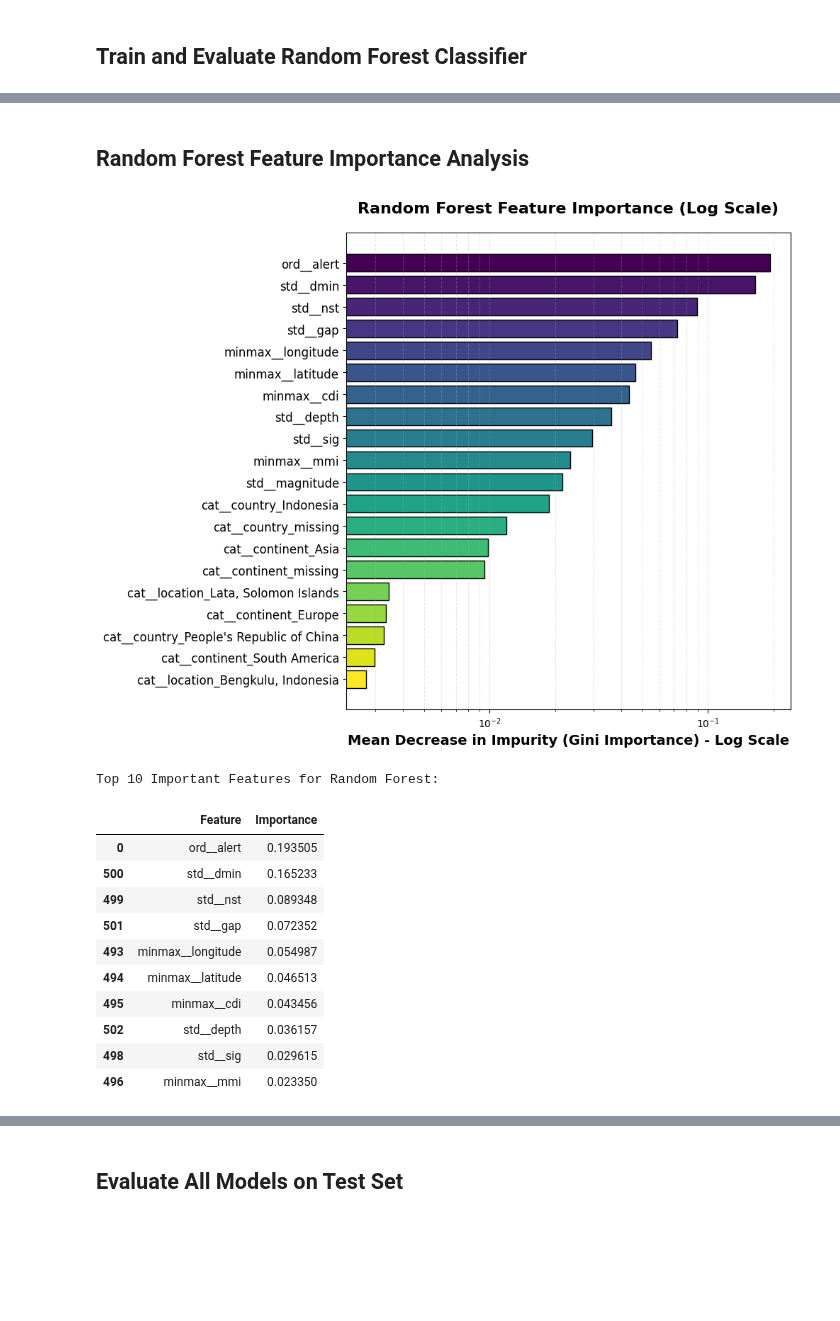
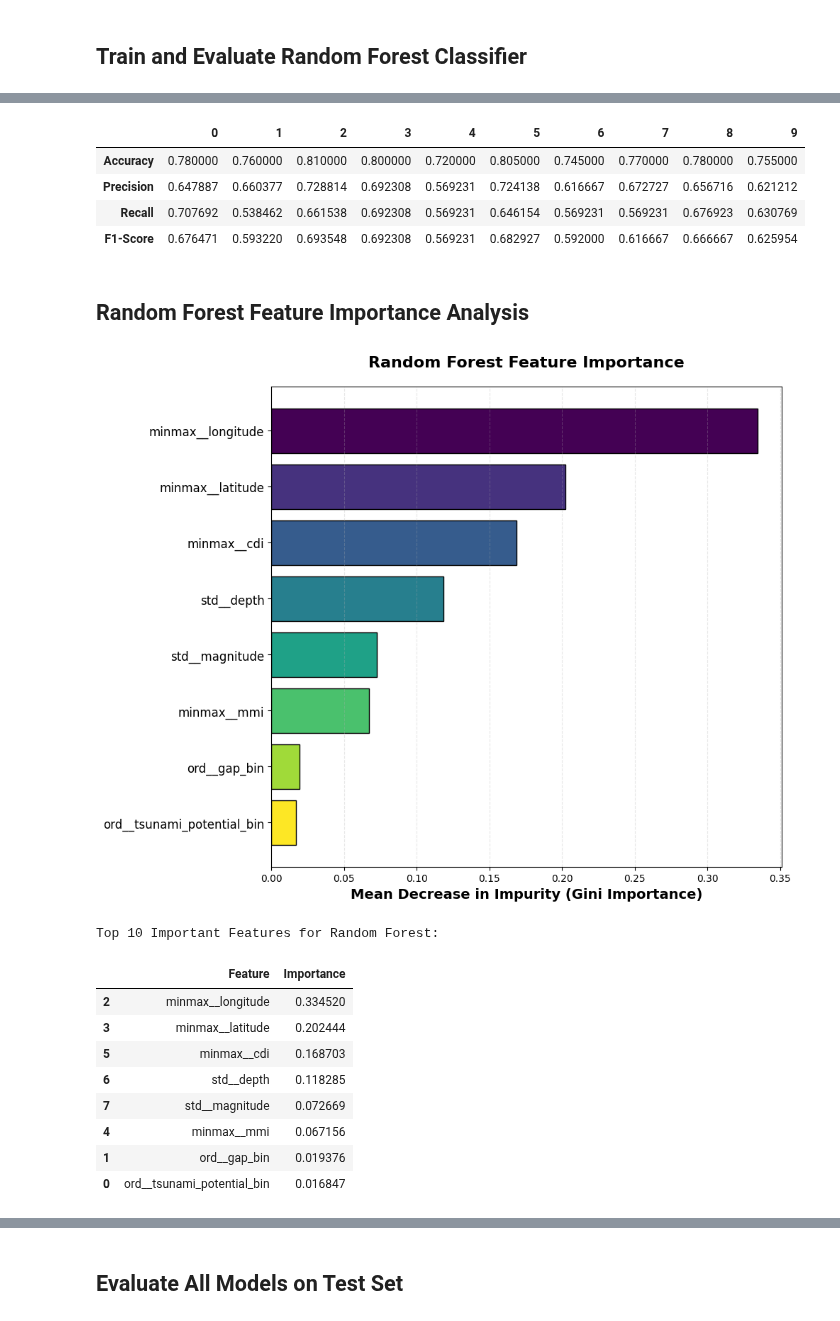
Before and after one commit to JustinXre2020/Earthquake-Tsunami, a Jupyter notebook: src/source_code.ipynb, the cells around one changed output, grey strips where cells are left out. Cells and saved outputs as stored; diff of their text form; code cells hidden in the pictures; blank space fills up the shorter version.

```diff
--- a/src/source_code.ipynb
+++ b/src/source_code.ipynb
@@ -12,8 +12,8 @@ import matplotlib.pyplot as plt
 import seaborn as sns
 # %%
 # Load both datasets
-df1 = pd.read_csv('earthquake_1995-2023.csv')
-df2 = pd.read_csv('earthquake_data.csv')
+df1 = pd.read_csv('../data/dataset/earthquake_1995-2023.csv')
+df2 = pd.read_csv('../data/dataset/earthquake_data.csv')
 
 print(f"Dataset 1 (1995-2023): {df1.shape}")
 print(f"Dataset 2 (recent data): {df2.shape}")
@@ -411,0 +369,5 @@ Common columns: ['sig', 'magType', 'depth', 'mmi', 'gap', 'net', 'tsunami', 'lon
+# %%
+y = df['tsunami']
+X = df.loc[:, ~df.columns.isin(['tsunami'])]
+print(X.head())
+print(y.head())
@@ -1332,0 +1390,8 @@ F1-Score   0.897059  0.859375  0.845070  0.857143
+# %%
+final_df
+# %% [output]
+|  | 0 | 1 | 2 | 3 | 4 | 5 | 6 | 7 | 8 | 9 |
+| Accuracy | 0.780000 | 0.760000 | 0.810000 | 0.800000 | 0.720000 | 0.805000 | 0.745000 | 0.770000 | 0.780000 | 0.755000 |
+| Precision | 0.647887 | 0.660377 | 0.728814 | 0.692308 | 0.569231 | 0.724138 | 0.616667 | 0.672727 | 0.656716 | 0.621212 |
+| Recall | 0.707692 | 0.538462 | 0.661538 | 0.692308 | 0.569231 | 0.646154 | 0.569231 | 0.569231 | 0.676923 | 0.630769 |
+| F1-Score | 0.676471 | 0.593220 | 0.693548 | 0.692308 | 0.569231 | 0.682927 | 0.592000 | 0.616667 | 0.666667 | 0.625954 |
@@ -1333,63 +1403,57 @@ F1-Score   0.897059  0.859375  0.845070  0.857143
 # %% [markdown]
 ## Random Forest Feature Importance Analysis
 # %%
-rf_best_params = {'max_depth': 50, 'min_samples_leaf': 1, 'min_samples_split': 2, 'n_estimators': 500}
+random_seed = 1
+best_rf_pipe = best_rf_models[random_seed]
 
-rf_model_viz = RandomForestClassifier(**rf_best_params, random_state=42, class_weight='balanced')
-X_train_processed = preprocessor.fit_transform(X_other)
-feature_names = preprocessor.get_feature_names_out()
+# Extract the fitted RandomForest model and preprocessor from the pipeline
+rf_model = best_rf_pipe.named_steps['randomforestclassifier']
+fitted_preprocessor = best_rf_pipe.named_steps['columntransformer']
 
-rf_model_viz.fit(X_train_processed, y_other)
+# Get feature names from the fitted preprocessor
+feature_names = fitted_preprocessor.get_feature_names_out()
 
-# Get feature importances
-importances = rf_model_viz.feature_importances_
+# Get feature importances from the trained model
+importances = rf_model.feature_importances_
 
-# Create DataFrame
 rf_feature_importance = pd.DataFrame({
     'Feature': feature_names,
     'Importance': importances
 }).sort_values('Importance', ascending=False)
 
 fig, ax = plt.subplots(figsize=(10, 8))
-
-top_n = 20
+top_n = min(20, len(rf_feature_importance))
 top_features = rf_feature_importance.head(top_n)
 
-# Create gradient colors
 colors = plt.cm.viridis(np.linspace(0, 1, top_n))
 
 ax.barh(range(top_n), top_features['Importance'], color=colors, edgecolor='black', align='center')
 ax.set_yticks(range(top_n))
 ax.set_yticklabels(top_features['Feature'], fontsize=12)
 ax.invert_yaxis()
 
-# Set log scale for x-axis
-ax.set_xscale('log')
-
-ax.set_xlabel('Mean Decrease in Impurity (Gini Importance) - Log Scale', fontsize=14, fontweight='bold')
-ax.set_title('Random Forest Feature Importance (Log Scale)', fontsize=16, fontweight='bold', pad=20)
+ax.set_xlabel('Mean Decrease in Impurity (Gini Importance)', fontsize=14, fontweight='bold')
+ax.set_title('Random Forest Feature Importance', fontsize=16, fontweight='bold', pad=20)
 ax.grid(axis='x', linestyle='--', alpha=0.3, which='both')
 
 plt.tight_layout()
-plt.savefig('rf_feature_importance.png', dpi=300)
+plt.savefig('../figures/rf_feature_importance.png', dpi=300)
 plt.show()
 
 # Display top features
 print("Top 10 Important Features for Random Forest:")
 display(rf_feature_importance.head(10))
 # %% [output]
-[figure, old version]
+[figure, new version]
 Top 10 Important Features for Random Forest:
 |  | Feature | Importance |
-| 0 | ord__alert | 0.193505 |
-| 500 | std__dmin | 0.165233 |
-| 499 | std__nst | 0.089348 |
-| 501 | std__gap | 0.072352 |
-| 493 | minmax__longitude | 0.054987 |
-| 494 | minmax__latitude | 0.046513 |
-| 495 | minmax__cdi | 0.043456 |
-| 502 | std__depth | 0.036157 |
-| 498 | std__sig | 0.029615 |
-| 496 | minmax__mmi | 0.023350 |
+| 2 | minmax__longitude | 0.334520 |
+| 3 | minmax__latitude | 0.202444 |
+| 5 | minmax__cdi | 0.168703 |
+| 6 | std__depth | 0.118285 |
+| 7 | std__magnitude | 0.072669 |
+| 4 | minmax__mmi | 0.067156 |
+| 1 | ord__gap_bin | 0.019376 |
+| 0 | ord__tsunami_potential_bin | 0.016847 |
 # %%
 # Load the data from the CSV files
```
Also changed, not shown: parts of 43 cells of this notebook, 30 other files.
